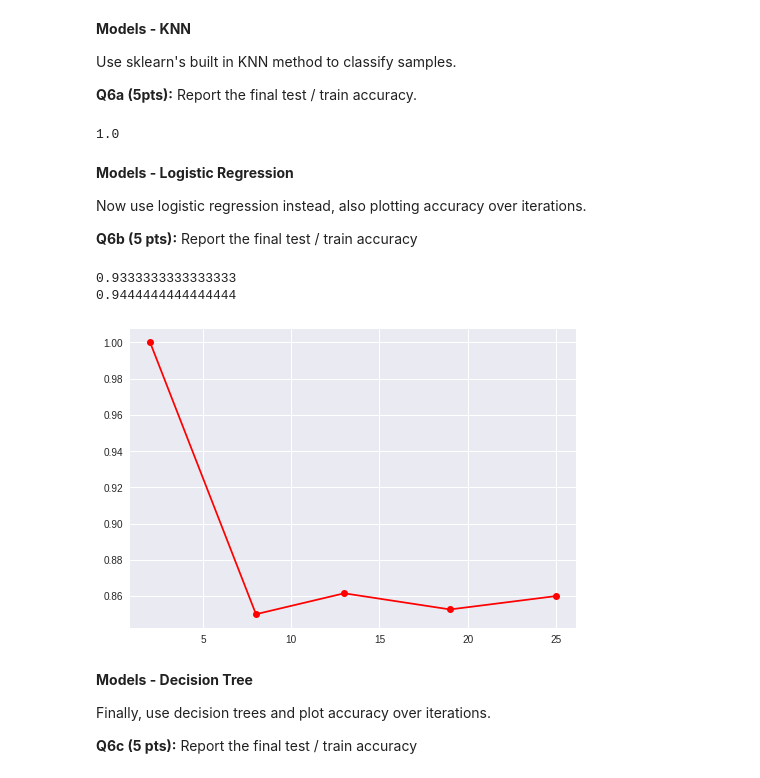
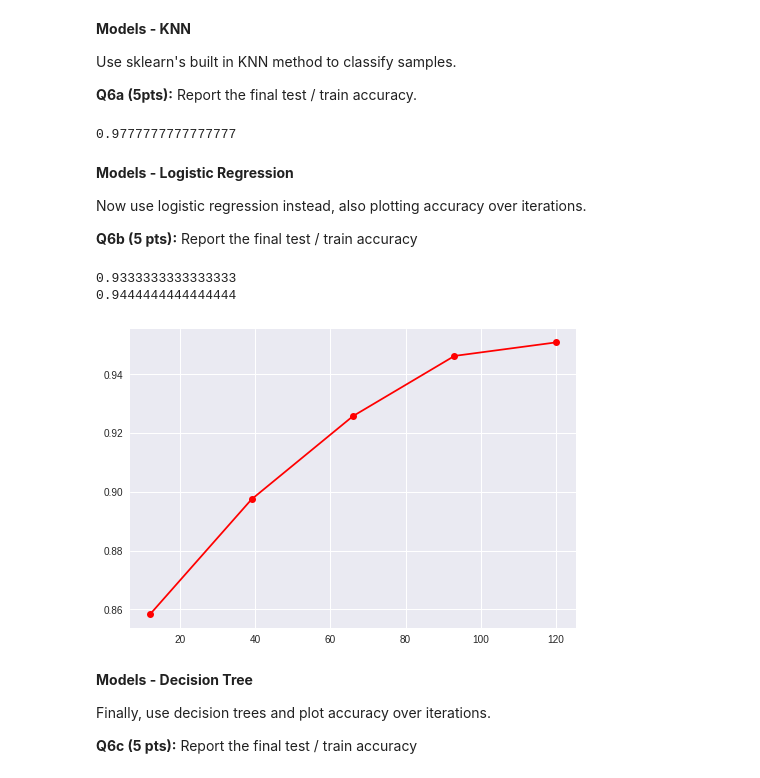
Before and after one commit to ymann/CIS700-Deep-Learning, a Jupyter notebook: HW0.ipynb, the cells around one changed output. Saved outputs shown, nothing was run; the diff lists cells and outputs as text; code cells hidden in the pictures.

```diff
--- a/HW0.ipynb
+++ b/HW0.ipynb
@@ -309,8 +311,10 @@ knn = KNeighborsClassifier(n_neighbors=best_k)
 knn.fit(X_train,y_train)
 score = knn.score(X_test,y_test)
 score
+train_score = knn.score(X_train,y_train)
+train_score
 # %% [output]
-1.0
+0.9777777777777777
 # %% [markdown]
 **Models - Logistic Regression**
 
@@ -320,33 +324,34 @@ Now use logistic regression instead, also plotting accuracy over iterations.
 # %%
 best_c = 0
 max_score = 0
 
 for c in range(-4,4):
   if c==0:
     continue
   model = LogisticRegression(solver='lbfgs', multi_class='auto', random_state=0, penalty="l2", C=(10**(c)))
   model.fit(X_train,y_train)
   score = model.score(X_val,y_val)
   best_c = c if score > max_score else best_c
   max_score = score if score > max_score else max_score
 
+cv = ShuffleSplit(n_splits=10, test_size=.2, random_state=0)
 X = iris.data
 y = iris.target
 model = LogisticRegression(solver='lbfgs', multi_class='auto', random_state=0, penalty="l2", C=(10**(best_c)))
 model.fit(X_train,y_train)
-train_sizes, train_scores, test_scores = learning_curve(model, X_test, y_test, cv=10)
+train_sizes, train_scores, test_scores = learning_curve(model, X, y, cv=cv)
 train_scores_mean = np.mean(train_scores, axis=1)
 test_scores_mean = np.mean(test_scores, axis=1)
 # print(test_scores_mean)
 # print(train_scores_mean)
 plt.plot(train_sizes, train_scores_mean, 'o-', color="r", label="Training score")
 model.fit(X_train,y_train)
 print(model.score(X_test,y_test))
 print(model.score(X_train,y_train))
 # %% [output]
 0.9333333333333333
 0.9444444444444444
-[figure, old version]
+[figure, new version]
 # %% [markdown]
 **Models - Decision Tree**
 
```
Also changed, not shown: parts of 1 cell of this notebook.
